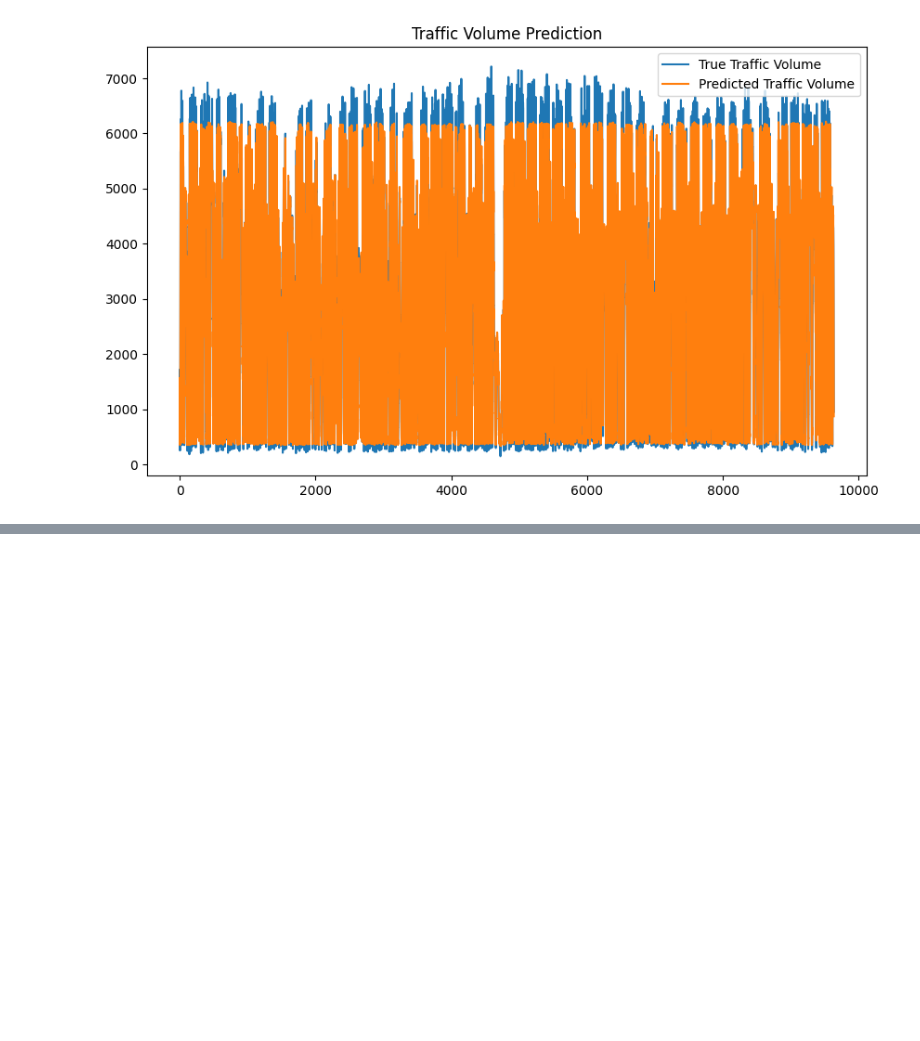
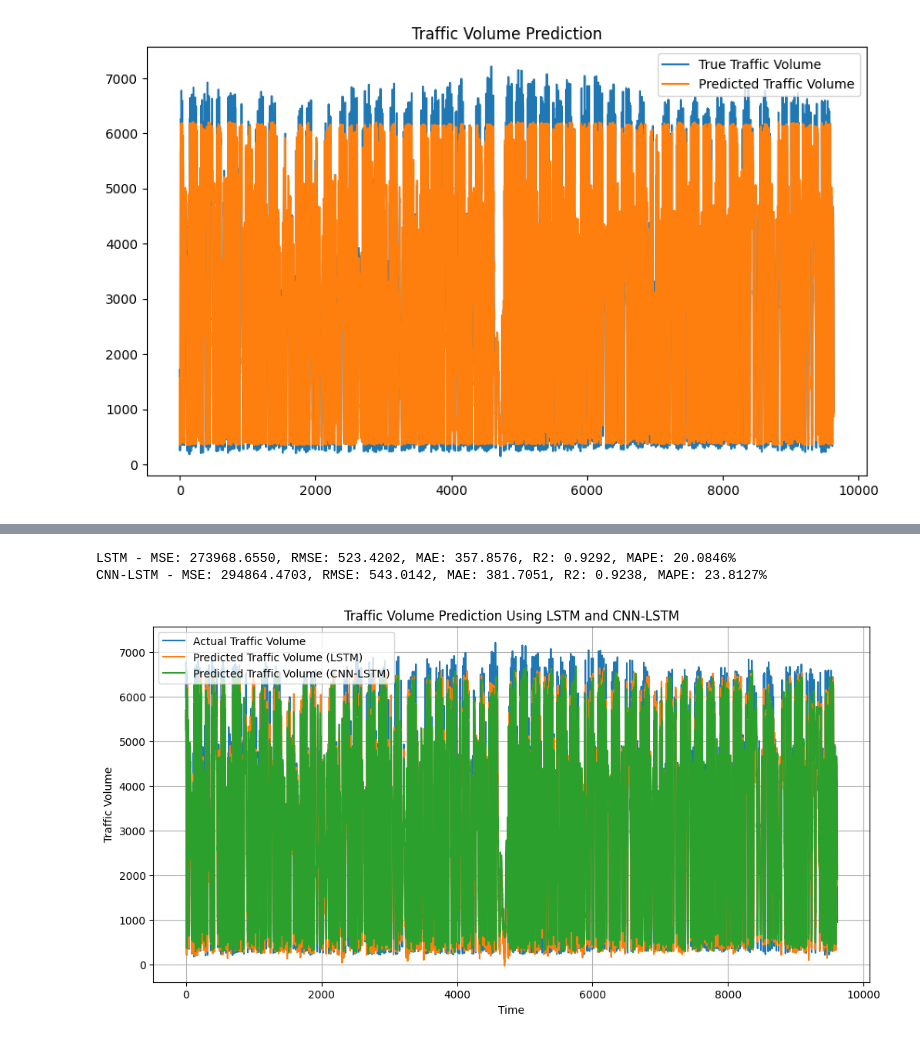
Before and after one commit to dr-mushtaq/Research-Work, a Jupyter notebook: Traffic_Prediction_System.ipynb, the cells around one changed output, grey strips where cells are left out. Saved outputs shown, nothing was run; the diff lists cells and outputs as text; code cells hidden in the pictures; blank space fills up the shorter version.

```diff
--- a/Traffic_Prediction_System.ipynb
+++ b/Traffic_Prediction_System.ipynb
@@ -674,0 +740,20 @@ plt.show()
+# %%
+# Build CNN-LSTM model
+model_cnn_lstm = Sequential([
+    Conv1D(filters=64, kernel_size=3, activation='relu', input_shape=(seq_length, X_train.shape[2])),
+    MaxPooling1D(pool_size=2),
+    LSTM(50, return_sequences=True),
+    Dropout(0.2),
+    LSTM(50, return_sequences=False),
+    Dropout(0.2),
+    Dense(25),
+    Dense(1)
+])
+
+model_cnn_lstm.compile(optimizer='adam', loss='mse')
+
+# Train the CNN-LSTM model
+history_cnn_lstm = model_cnn_lstm.fit(X_train, y_train, epochs=20, batch_size=32, validation_data=(X_test, y_test))
+
+# Predictions using CNN-LSTM
+y_pred_cnn_lstm = model_cnn_lstm.predict(X_test)
@@ -674,0 +778,34 @@ plt.show()
+# %%
+# Rescale predictions and actual values
+y_test_rescaled = traffic_scaler.inverse_transform(y_test.reshape(-1, 1)).flatten()
+y_pred_lstm_rescaled = traffic_scaler.inverse_transform(y_pred_lstm).flatten()
+y_pred_cnn_lstm_rescaled = traffic_scaler.inverse_transform(y_pred_cnn_lstm).flatten()
+# %%
+# Calculate error metrics
+def calculate_metrics(y_true, y_pred, model_name):
+    mse = mean_squared_error(y_true, y_pred)
+    rmse = np.sqrt(mse)
+    mae = mean_absolute_error(y_true, y_pred)
+    r2 = r2_score(y_true, y_pred)
+    mape = np.mean(np.abs((y_true - y_pred) / y_true)) * 100
+    print(f"{model_name} - MSE: {mse:.4f}, RMSE: {rmse:.4f}, MAE: {mae:.4f}, R2: {r2:.4f}, MAPE: {mape:.4f}%")
+
+calculate_metrics(y_test_rescaled, y_pred_lstm_rescaled, "LSTM")
+calculate_metrics(y_test_rescaled, y_pred_cnn_lstm_rescaled, "CNN-LSTM")
+# %% [output]
+LSTM - MSE: 273968.6550, RMSE: 523.4202, MAE: 357.8576, R2: 0.9292, MAPE: 20.0846%
+CNN-LSTM - MSE: 294864.4703, RMSE: 543.0142, MAE: 381.7051, R2: 0.9238, MAPE: 23.8127%
+# %%
+# Plot results
+plt.figure(figsize=(12, 6))
+plt.plot(y_test_rescaled, label='Actual Traffic Volume')
+plt.plot(y_pred_lstm_rescaled, label='Predicted Traffic Volume (LSTM)')
+plt.plot(y_pred_cnn_lstm_rescaled, label='Predicted Traffic Volume (CNN-LSTM)')
+plt.legend()
+plt.title('Traffic Volume Prediction Using LSTM and CNN-LSTM')
+plt.xlabel('Time')
+plt.ylabel('Traffic Volume')
+plt.grid()
+plt.show()
+# %% [output]
+[figure, added]
```
Also changed, not shown: parts of 4 cells of this notebook.
